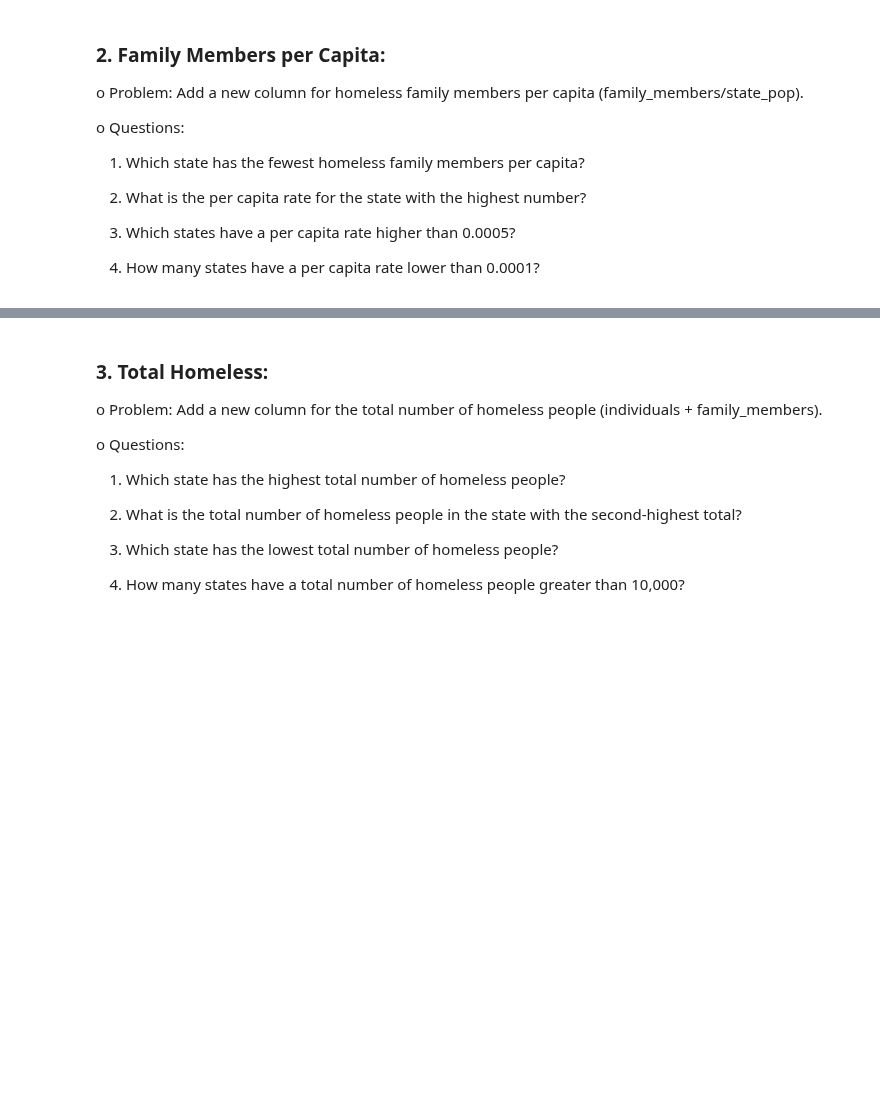
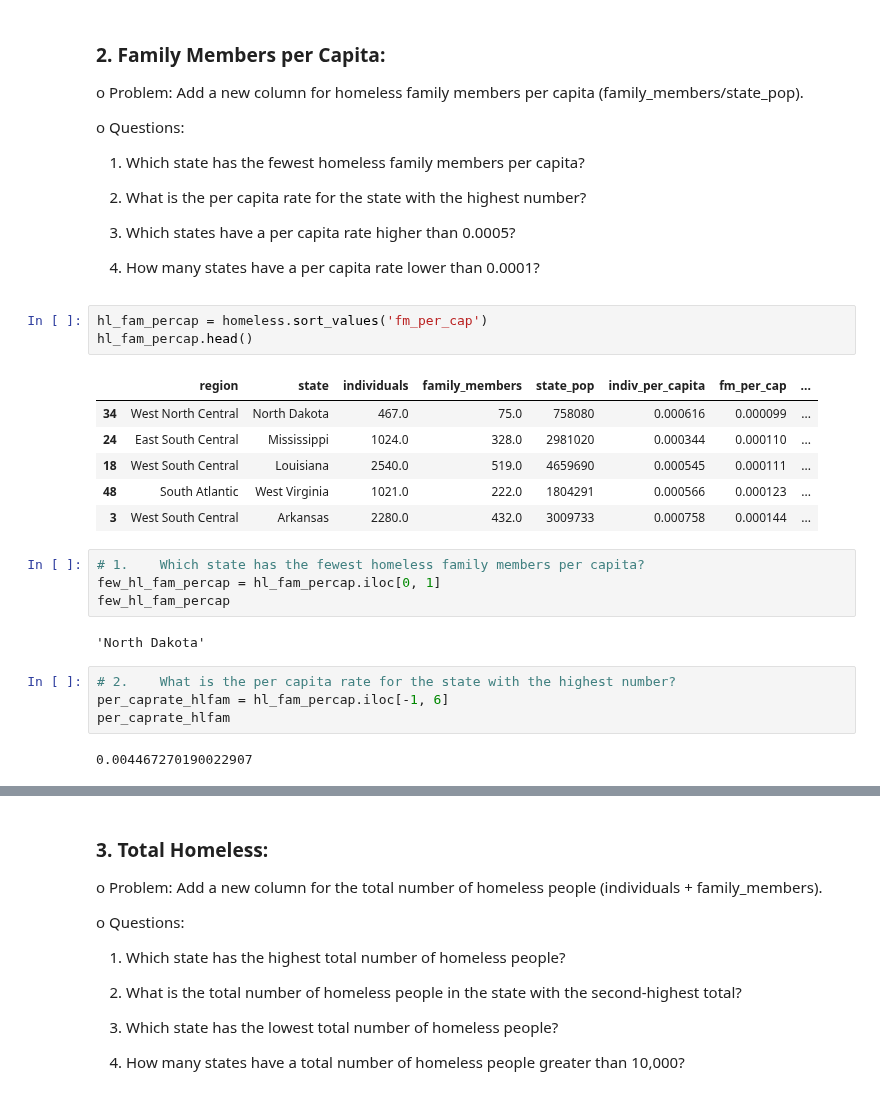
Before and after one commit to S827/python-programs, a Jupyter notebook: EDAPractice/DMWithPandas/CH1_TransformingDataframes/Homelessness_Exercise.ipynb, the cells around one changed output, grey strips where cells are left out. Saved outputs shown, nothing was run; the diff lists cells and outputs as text; blank space fills up the shorter version.

```diff
--- a/EDAPractice/DMWithPandas/CH1_TransformingDataframes/Homelessness_Exercise.ipynb
+++ b/EDAPractice/DMWithPandas/CH1_TransformingDataframes/Homelessness_Exercise.ipynb
@@ -1294,3 +1305,25 @@ o	Questions:
 3.	Which states have a per capita rate higher than 0.0005?
 
 4.	How many states have a per capita rate lower than 0.0001?
+# %%
+hl_fam_percap = homeless.sort_values('fm_per_cap')
+hl_fam_percap.head()
+# %% [output]
+|  | region | state | individuals | family_members | state_pop | indiv_per_capita | fm_per_cap | ... |
+| 34 | West North Central | North Dakota | 467.0 | 75.0 | 758080 | 0.000616 | 0.000099 | ... |
+| 24 | East South Central | Mississippi | 1024.0 | 328.0 | 2981020 | 0.000344 | 0.000110 | ... |
+| 18 | West South Central | Louisiana | 2540.0 | 519.0 | 4659690 | 0.000545 | 0.000111 | ... |
+| 48 | South Atlantic | West Virginia | 1021.0 | 222.0 | 1804291 | 0.000566 | 0.000123 | ... |
+| 3 | West South Central | Arkansas | 2280.0 | 432.0 | 3009733 | 0.000758 | 0.000144 | ... |
+# %%
+# 1.	Which state has the fewest homeless family members per capita?
+few_hl_fam_percap = hl_fam_percap.iloc[0, 1]
+few_hl_fam_percap
+# %% [output]
+'North Dakota'
+# %%
+# 2.	What is the per capita rate for the state with the highest number?
+per_caprate_hlfam = hl_fam_percap.iloc[-1, 6]
+per_caprate_hlfam
+# %% [output]
+0.004467270190022907
```
Also changed, not shown: parts of 3 cells of this notebook.
